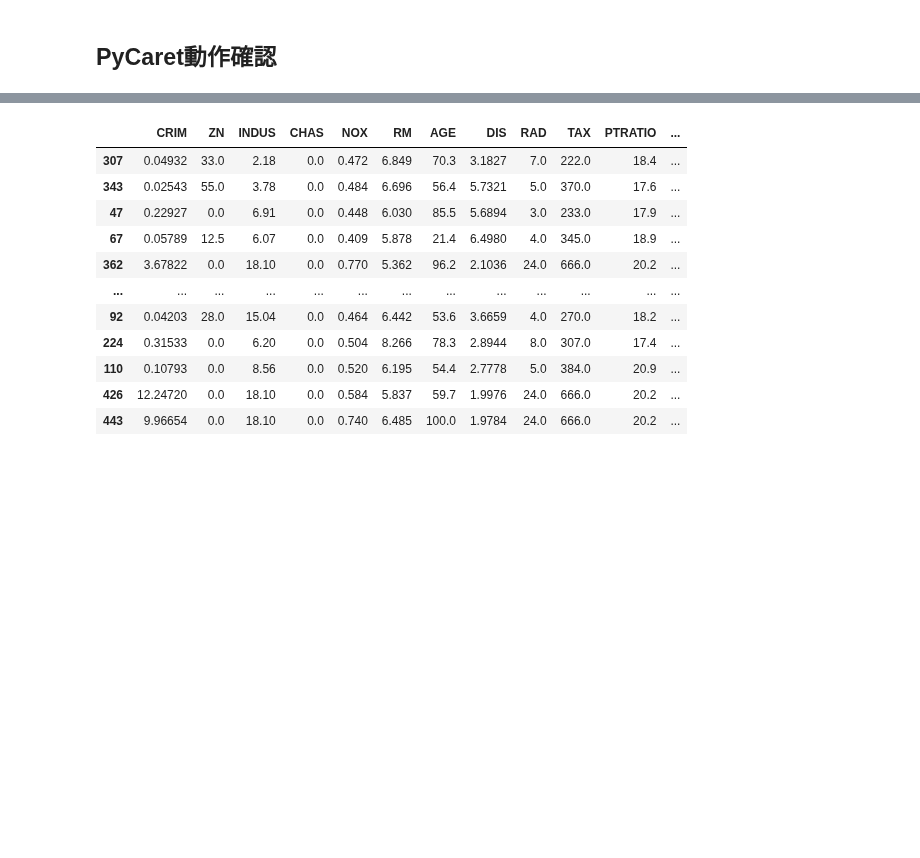
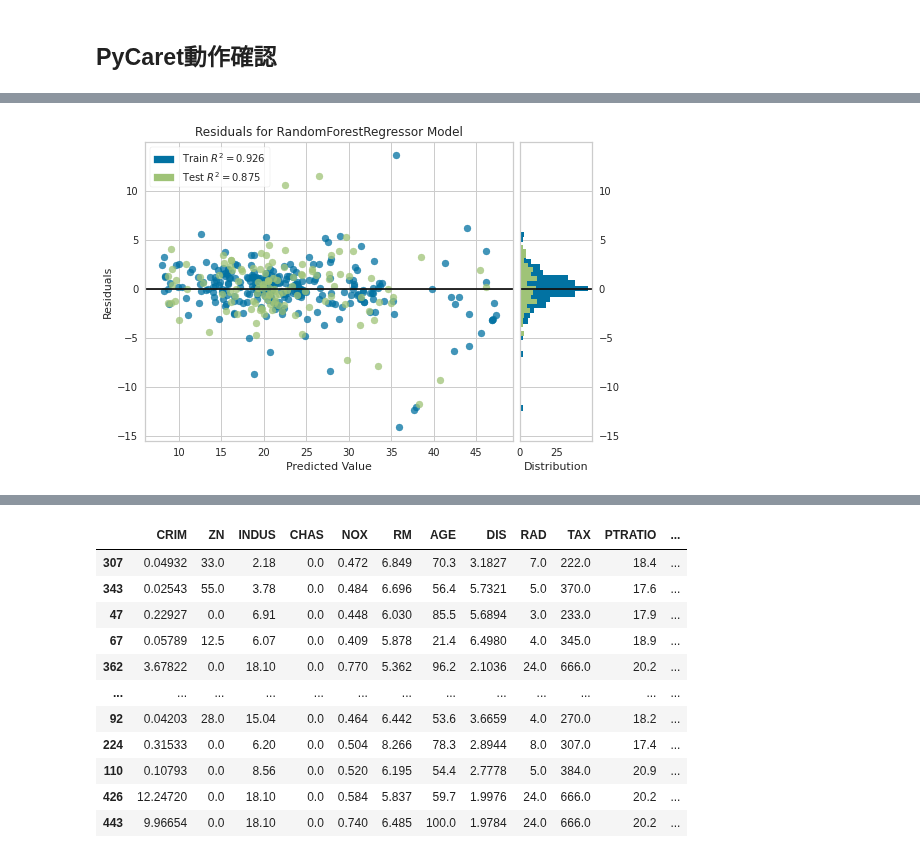
Before and after one commit to ryoma-jp/samples, a Jupyter notebook: python/automated_machine_learning/PyCaret/PyCaret.ipynb, the cells around one changed output, grey strips where cells are left out. Drawn from its saved outputs; the diff is of its cells as text; code cells hidden in the pictures; blank space fills up the shorter version.

```diff
--- a/python/automated_machine_learning/PyCaret/PyCaret.ipynb
+++ b/python/automated_machine_learning/PyCaret/PyCaret.ipynb
@@ -105,0 +168,2 @@ tuned_et = tune_model(et)
+# %%
+rf = create_model('rf')
@@ -105,0 +184,2 @@ tuned_et = tune_model(et)
+# %%
+tuned_rf = tune_model(rf)
@@ -117,0 +216,4 @@ findfont: Font family ['sans-serif'] not found. Falling back to DejaVu Sans.
+# %%
+plot_model(tuned_rf)
+# %% [output]
+[figure, added]
```
Also changed, not shown: parts of 28 cells of this notebook.
